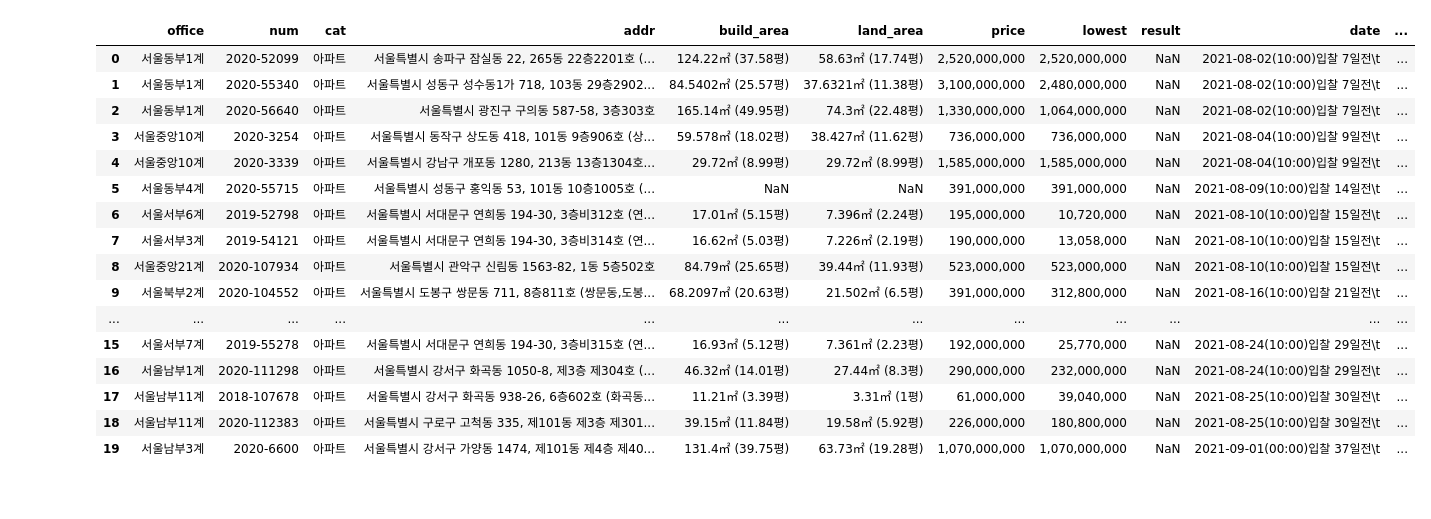
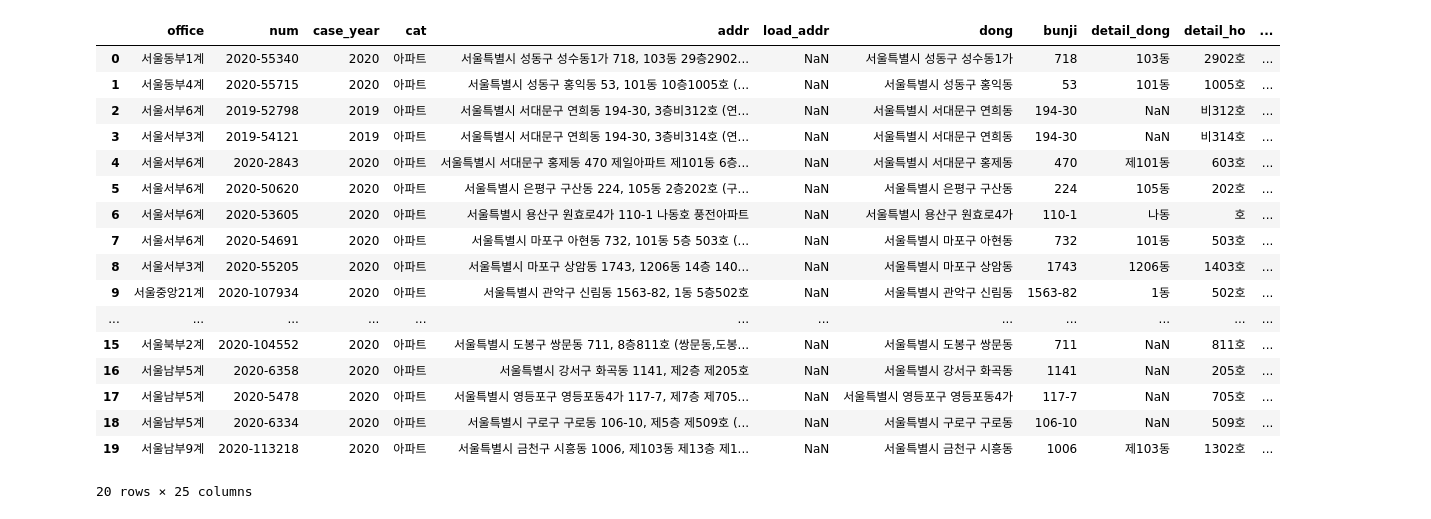
Before and after one commit to JinsolPark/final_project, a Jupyter notebook: yslee/아파트 경매가 예측.ipynb, the cells around one changed output. Cells and saved outputs as stored; diff of their text form; code cells hidden in the pictures.

```diff
--- a/yslee/아파트 경매가 예측.ipynb
+++ b/yslee/아파트 경매가 예측.ipynb
@@ -5,22 +15,23 @@ import matplotlib.pyplot as plt
 # %%
-data = pd.read_csv('data/auction/부동산경매데이터_전체.csv')
+data = pd.read_csv('../data/auction/auction_final.csv')
 data.head(20)
 # %% [output]
-|  | office | num | cat | addr | build_area | land_area | price | lowest | result | date | ... |
-| 0 | 서울동부1계 | 2020-52099 | 아파트 | 서울특별시 송파구 잠실동 22, 265동 22층2201호 (... | 124.22㎡ (37.58평) | 58.63㎡ (17.74평) | 2,520,000,000 | 2,520,000,000 | NaN | 2021-08-02(10:00)입찰 7일전\t | ... |
-| 1 | 서울동부1계 | 2020-55340 | 아파트 | 서울특별시 성동구 성수동1가 718, 103동 29층2902... | 84.5402㎡ (25.57평) | 37.6321㎡ (11.38평) | 3,100,000,000 | 2,480,000,000 | NaN | 2021-08-02(10:00)입찰 7일전\t | ... |
-| 2 | 서울동부1계 | 2020-56640 | 아파트 | 서울특별시 광진구 구의동 587-58, 3층303호 | 165.14㎡ (49.95평) | 74.3㎡ (22.48평) | 1,330,000,000 | 1,064,000,000 | NaN | 2021-08-02(10:00)입찰 7일전\t | ... |
-| 3 | 서울중앙10계 | 2020-3254 | 아파트 | 서울특별시 동작구 상도동 418, 101동 9층906호 (상... | 59.578㎡ (18.02평) | 38.427㎡ (11.62평) | 736,000,000 | 736,000,000 | NaN | 2021-08-04(10:00)입찰 9일전\t | ... |
-| 4 | 서울중앙10계 | 2020-3339 | 아파트 | 서울특별시 강남구 개포동 1280, 213동 13층1304호... | 29.72㎡ (8.99평) | 29.72㎡ (8.99평) | 1,585,000,000 | 1,585,000,000 | NaN | 2021-08-04(10:00)입찰 9일전\t | ... |
-| 5 | 서울동부4계 | 2020-55715 | 아파트 | 서울특별시 성동구 홍익동 53, 101동 10층1005호 (... | NaN | NaN | 391,000,000 | 391,000,000 | NaN | 2021-08-09(10:00)입찰 14일전\t | ... |
-| 6 | 서울서부6계 | 2019-52798 | 아파트 | 서울특별시 서대문구 연희동 194-30, 3층비312호 (연... | 17.01㎡ (5.15평) | 7.396㎡ (2.24평) | 195,000,000 | 10,720,000 | NaN | 2021-08-10(10:00)입찰 15일전\t | ... |
-| 7 | 서울서부3계 | 2019-54121 | 아파트 | 서울특별시 서대문구 연희동 194-30, 3층비314호 (연... | 16.62㎡ (5.03평) | 7.226㎡ (2.19평) | 190,000,000 | 13,058,000 | NaN | 2021-08-10(10:00)입찰 15일전\t | ... |
-| 8 | 서울중앙21계 | 2020-107934 | 아파트 | 서울특별시 관악구 신림동 1563-82, 1동 5층502호 | 84.79㎡ (25.65평) | 39.44㎡ (11.93평) | 523,000,000 | 523,000,000 | NaN | 2021-08-10(10:00)입찰 15일전\t | ... |
-| 9 | 서울북부2계 | 2020-104552 | 아파트 | 서울특별시 도봉구 쌍문동 711, 8층811호 (쌍문동,도봉... | 68.2097㎡ (20.63평) | 21.502㎡ (6.5평) | 391,000,000 | 312,800,000 | NaN | 2021-08-16(10:00)입찰 21일전\t | ... |
+|  | office | num | case_year | cat | addr | load_addr | dong | bunji | detail_dong | detail_ho | ... |
+| 0 | 서울동부1계 | 2020-55340 | 2020 | 아파트 | 서울특별시 성동구 성수동1가 718, 103동 29층2902... | NaN | 서울특별시 성동구 성수동1가 | 718 | 103동 | 2902호 | ... |
+| 1 | 서울동부4계 | 2020-55715 | 2020 | 아파트 | 서울특별시 성동구 홍익동 53, 101동 10층1005호 (... | NaN | 서울특별시 성동구 홍익동 | 53 | 101동 | 1005호 | ... |
+| 2 | 서울서부6계 | 2019-52798 | 2019 | 아파트 | 서울특별시 서대문구 연희동 194-30, 3층비312호 (연... | NaN | 서울특별시 서대문구 연희동 | 194-30 | NaN | 비312호 | ... |
+| 3 | 서울서부3계 | 2019-54121 | 2019 | 아파트 | 서울특별시 서대문구 연희동 194-30, 3층비314호 (연... | NaN | 서울특별시 서대문구 연희동 | 194-30 | NaN | 비314호 | ... |
+| 4 | 서울서부6계 | 2020-2843 | 2020 | 아파트 | 서울특별시 서대문구 홍제동 470 제일아파트 제101동 6층... | NaN | 서울특별시 서대문구 홍제동 | 470 | 제101동 | 603호 | ... |
+| 5 | 서울서부6계 | 2020-50620 | 2020 | 아파트 | 서울특별시 은평구 구산동 224, 105동 2층202호 (구... | NaN | 서울특별시 은평구 구산동 | 224 | 105동 | 202호 | ... |
+| 6 | 서울서부6계 | 2020-53605 | 2020 | 아파트 | 서울특별시 용산구 원효로4가 110-1 나동호 풍전아파트 | NaN | 서울특별시 용산구 원효로4가 | 110-1 | 나동 | 호 | ... |
+| 7 | 서울서부6계 | 2020-54691 | 2020 | 아파트 | 서울특별시 마포구 아현동 732, 101동 5층 503호 (... | NaN | 서울특별시 마포구 아현동 | 732 | 101동 | 503호 | ... |
+| 8 | 서울서부3계 | 2020-55205 | 2020 | 아파트 | 서울특별시 마포구 상암동 1743, 1206동 14층 140... | NaN | 서울특별시 마포구 상암동 | 1743 | 1206동 | 1403호 | ... |
+| 9 | 서울중앙21계 | 2020-107934 | 2020 | 아파트 | 서울특별시 관악구 신림동 1563-82, 1동 5층502호 | NaN | 서울특별시 관악구 신림동 | 1563-82 | 1동 | 502호 | ... |
 | ... | ... | ... | ... | ... | ... | ... | ... | ... | ... | ... | ... |
-| 15 | 서울서부7계 | 2019-55278 | 아파트 | 서울특별시 서대문구 연희동 194-30, 3층비315호 (연... | 16.93㎡ (5.12평) | 7.361㎡ (2.23평) | 192,000,000 | 25,770,000 | NaN | 2021-08-24(10:00)입찰 29일전\t | ... |
-| 16 | 서울남부1계 | 2020-111298 | 아파트 | 서울특별시 강서구 화곡동 1050-8, 제3층 제304호 (... | 46.32㎡ (14.01평) | 27.44㎡ (8.3평) | 290,000,000 | 232,000,000 | NaN | 2021-08-24(10:00)입찰 29일전\t | ... |
-| 17 | 서울남부11계 | 2018-107678 | 아파트 | 서울특별시 강서구 화곡동 938-26, 6층602호 (화곡동... | 11.21㎡ (3.39평) | 3.31㎡ (1평) | 61,000,000 | 39,040,000 | NaN | 2021-08-25(10:00)입찰 30일전\t | ... |
-| 18 | 서울남부11계 | 2020-112383 | 아파트 | 서울특별시 구로구 고척동 335, 제101동 제3층 제301... | 39.15㎡ (11.84평) | 19.58㎡ (5.92평) | 226,000,000 | 180,800,000 | NaN | 2021-08-25(10:00)입찰 30일전\t | ... |
-| 19 | 서울남부3계 | 2020-6600 | 아파트 | 서울특별시 강서구 가양동 1474, 제101동 제4층 제40... | 131.4㎡ (39.75평) | 63.73㎡ (19.28평) | 1,070,000,000 | 1,070,000,000 | NaN | 2021-09-01(00:00)입찰 37일전\t | ... |
+| 15 | 서울북부2계 | 2020-104552 | 2020 | 아파트 | 서울특별시 도봉구 쌍문동 711, 8층811호 (쌍문동,도봉... | NaN | 서울특별시 도봉구 쌍문동 | 711 | NaN | 811호 | ... |
+| 16 | 서울남부5계 | 2020-6358 | 2020 | 아파트 | 서울특별시 강서구 화곡동 1141, 제2층 제205호 | NaN | 서울특별시 강서구 화곡동 | 1141 | NaN | 205호 | ... |
+| 17 | 서울남부5계 | 2020-5478 | 2020 | 아파트 | 서울특별시 영등포구 영등포동4가 117-7, 제7층 제705... | NaN | 서울특별시 영등포구 영등포동4가 | 117-7 | NaN | 705호 | ... |
+| 18 | 서울남부5계 | 2020-6334 | 2020 | 아파트 | 서울특별시 구로구 구로동 106-10, 제5층 제509호 (... | NaN | 서울특별시 구로구 구로동 | 106-10 | NaN | 509호 | ... |
+| 19 | 서울남부9계 | 2020-113218 | 2020 | 아파트 | 서울특별시 금천구 시흥동 1006, 제103동 제13층 제1... | NaN | 서울특별시 금천구 시흥동 | 1006 | 제103동 | 1302호 | ... |
+20 rows × 25 columns
 # %%
```
Also changed, not shown: parts of 29 cells of this notebook.
